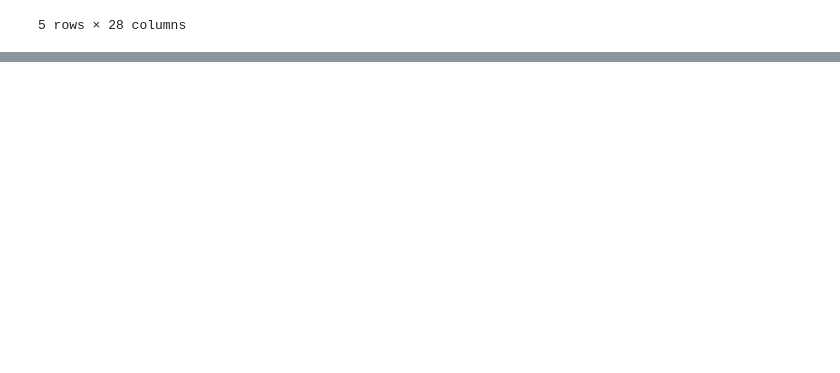
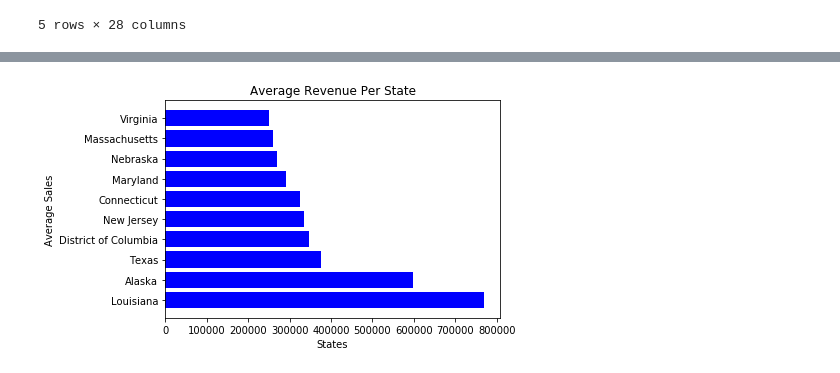
Before and after one commit to tafolabi/Project_Alpha, a Jupyter notebook: Project_Alpha.ipynb, the cells around one changed output, grey strips where cells are left out. Cells and saved outputs as stored; diff of their text form; code cells hidden in the pictures; blank space fills up the shorter version.

```diff
--- a/Project_Alpha.ipynb
+++ b/Project_Alpha.ipynb
@@ -74,0 +106,26 @@ See the caveats in the documentation: http://pandas.pydata.org/pandas-docs/stabl
+# %%
+#create new column in master sheet with Avergage sales per firm
+my_new_data['Total Firm Sales'] = my_new_data['Total Firm Sales'].astype(int)
+my_new_data['Number of Firms'] = my_new_data['Number of Firms'].astype(int)
+my_new_data["Average Sales"] = my_new_data["Total Firm Sales"] / my_new_data["Number of Firms"]
+#groupby state and maximum Average to extract total firms in each state
+average = my_new_data.groupby('State').agg({'Average Sales':'max'})
+#sort values in ascending order to get the 10 highest states
+average = average.sort_values("Average Sales", ascending=False)
+#select the top 10 states
+average = average.head(10)
+# reset index of the data frame
+average.reset_index(inplace=True)
+# add all values to a list to plot bar chart
+average_x = average["State"].tolist()
+average_y = average["Average Sales"].tolist()
+#plot the bar chart for the 10 cities
+
+plt.barh(average_x, average_y, color="b", align="center")
+
+plt.title("Average Revenue Per State")
+plt.xlabel("States")
+plt.ylabel("Average Sales")
+plt.savefig("Output/avgsales.png")
+# %% [output]
+[figure, added]
```
Also changed, not shown: parts of 2 cells of this notebook, 3 other files.
